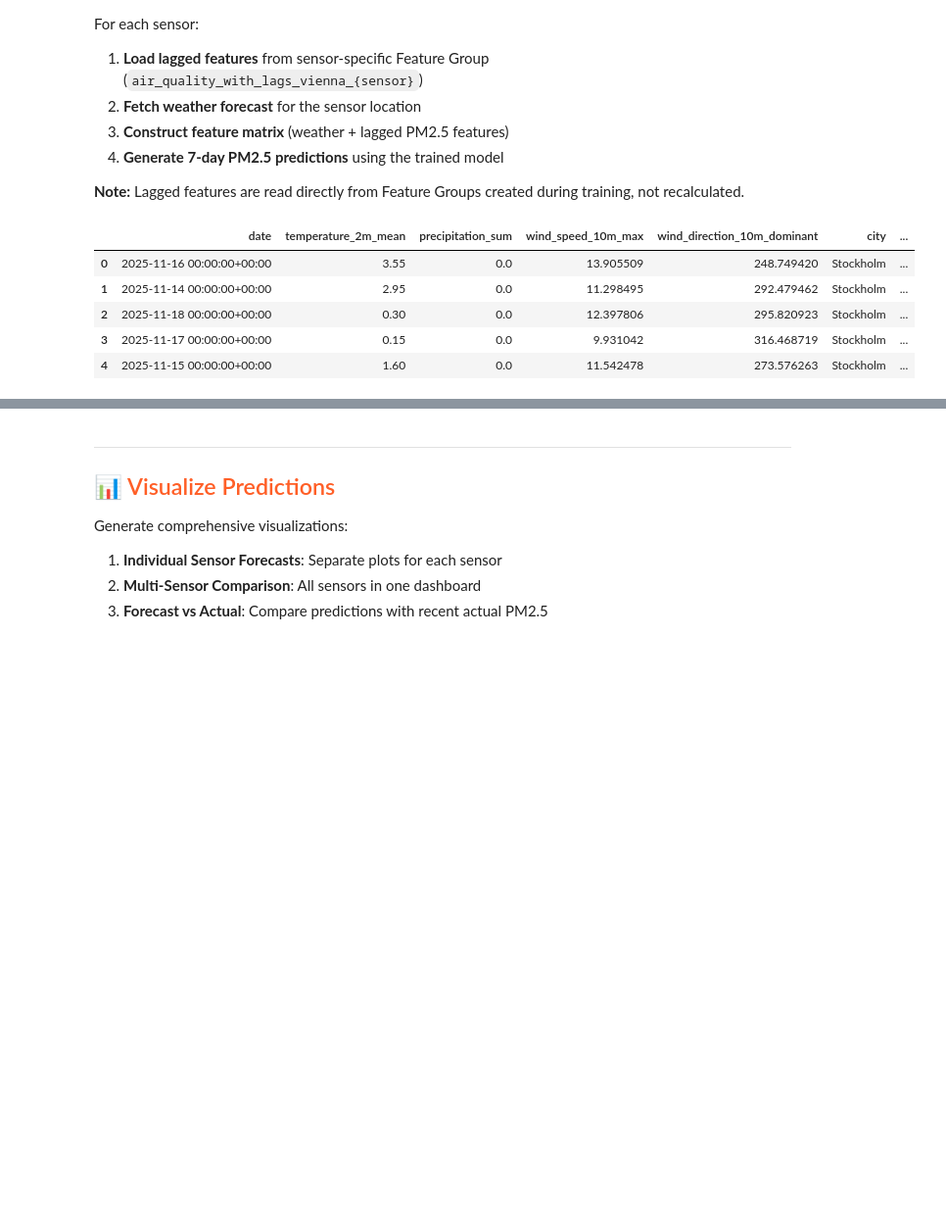
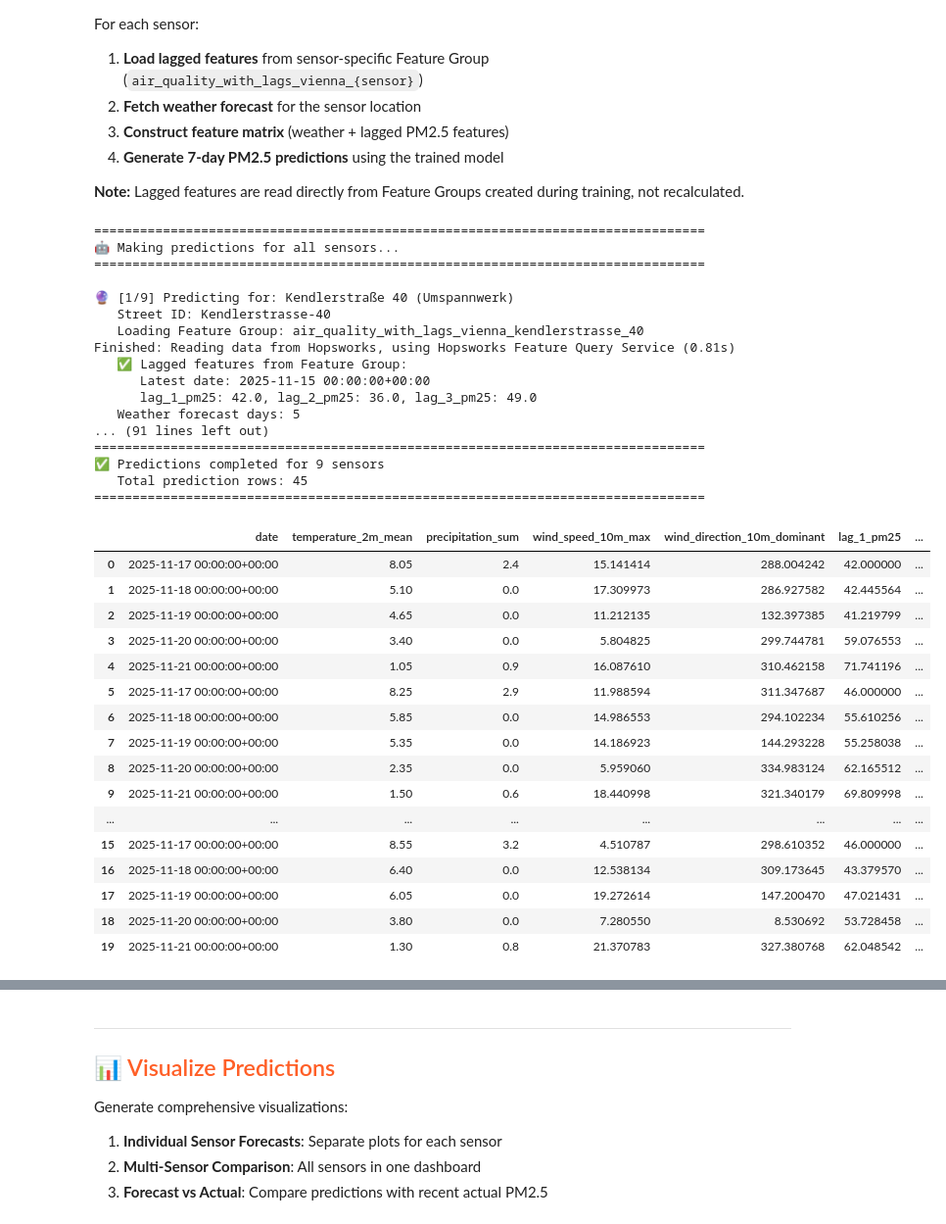
Before and after one commit to Jiananliu12138/Air_Quality_Prediction, a Jupyter notebook: notebooks/airquality/4_vienna_multi_sensor_inference.ipynb, the cells around one changed output, grey strips where cells are left out. Shown: that part at 98% size. Drawn from its saved outputs; the diff is of its cells as text; code cells hidden in the pictures; blank space fills up the shorter version.

```diff
--- a/notebooks/airquality/4_vienna_multi_sensor_inference.ipynb
+++ b/notebooks/airquality/4_vienna_multi_sensor_inference.ipynb
@@ -161,7 +163,7 @@ for i, sensor in enumerate(active_sensors, 1):
         # Retrieve model from Model Registry
         retrieved_model = mr.get_model(
             name=model_name,
-            version=1,
+            version=3,
         )
 
         # Get associated Feature View
@@ -342,11 +400,13 @@ for i, (sensor_street, model_data) in enumerate(sensor_models.items(), 1):
 
         print(f"   Weather forecast days: {len(sensor_weather)}")
 
-        # STEP 3: Construct feature matrix for prediction
-        # Features order: weather features + lagged features
+        # STEP 3 & 4: Recursive prediction with rolling lag features
+        # Predict day by day, updating lag features after each prediction
         features_list = []
+        predictions_list = []
 
-        for idx, row in sensor_weather.iterrows():
+        for day_idx, (idx, row) in enumerate(sensor_weather.iterrows()):
+            # Construct feature vector for current day
             feature_dict = {
                 'date': row['date'],
                 'temperature_2m_mean': row['temperature_2m_mean'],
@@ -359,50 +419,92 @@ for i, (sensor_street, model_data) in enumerate(sensor_models.items(), 1):
             }
             features_list.append(feature_dict)
 
+            # Make prediction for current day
+            # IMPORTANT: Feature order MUST match training: lag features first, then weather features
+            X_single = pd.DataFrame([feature_dict])
+            X_inference = X_single[['lag_1_pm25', 'lag_2_pm25', 'lag_3_pm25',
+                                     'temperature_2m_mean', 'precipitation_sum',
+                                     'wind_speed_10m_max', 'wind_direction_10m_dominant']]
+
+            prediction = model.predict(X_inference)[0]
+            predictions_list.append(prediction)
+
+            # Update lag features for next day (rolling window)
+            # Next day's lag_1 = today's prediction
+            # Next day's lag_2 = today's lag_1
+            # Next day's lag_3 = today's lag_2
+            lag_3_pm25 = lag_2_pm25
+            lag_2_pm25 = lag_1_pm25
+            lag_1_pm25 = prediction  # Use predicted value as next day's lag_1
+
+        # Convert to DataFrame
         features_df = pd.DataFrame(features_list)
-
-        # STEP 4: Make predictions
-        X_inference = features_df[['temperature_2m_mean', 'precipitation_sum', 'wind_speed_10m_max',
-                                     'wind_direction_10m_dominant', 'lag_1_pm25', 'lag_2_pm25', 'lag_3_pm25']]
-
-        predictions = model.predict(X_inference)
+        predictions = np.array(predictions_list)
 
         # Add predictions to dataframe
         features_df['predicted_pm25'] = predictions
         features_df['sensor_name'] = sensor_name
         features_df['street'] = sensor_street
         features_df['city'] = city
         features_df['country'] = country
 
         all_predictions.append(features_df)
 
         print(f"   ✅ Predictions generated: {len(predictions)} days")
         print(f"   Predicted PM2.5 range: {predictions.min():.1f} - {predictions.max():.1f}")
 
     except Exception as e:
         print(f"   ❌ Error making predictions: {str(e)}")
         import traceback
         traceback.print_exc()
         continue
 
 # Combine all predictions
 if len(all_predictions) > 0:
     predictions_df = pd.concat(all_predictions, ignore_index=True)
     print(f"\n{'='*80}")
     print(f"✅ Predictions completed for {len(all_predictions)} sensors")
     print(f"   Total prediction rows: {len(predictions_df)}")
     print(f"{'='*80}")
 else:
     print("\n❌ No predictions generated")
 
 predictions_df.head(20)
 # %% [output]
+================================================================================
+🤖 Making predictions for all sensors...
+================================================================================
+
+🔮 [1/9] Predicting for: Kendlerstraße 40 (Umspannwerk)
+   Street ID: Kendlerstrasse-40
+   Loading Feature Group: air_quality_with_lags_vienna_kendlerstrasse_40
+Finished: Reading data from Hopsworks, using Hopsworks Feature Query Service (0.81s)
+   ✅ Lagged features from Feature Group:
+      Latest date: 2025-11-15 00:00:00+00:00
+      lag_1_pm25: 42.0, lag_2_pm25: 36.0, lag_3_pm25: 49.0
+   Weather forecast days: 5
+... (91 lines left out)
+================================================================================
+✅ Predictions completed for 9 sensors
+   Total prediction rows: 45
+================================================================================
-|  | date | temperature_2m_mean | precipitation_sum | wind_speed_10m_max | wind_direction_10m_dominant | city | ... |
-| 0 | 2025-11-16 00:00:00+00:00 | 3.55 | 0.0 | 13.905509 | 248.749420 | Stockholm | ... |
-| 1 | 2025-11-14 00:00:00+00:00 | 2.95 | 0.0 | 11.298495 | 292.479462 | Stockholm | ... |
-| 2 | 2025-11-18 00:00:00+00:00 | 0.30 | 0.0 | 12.397806 | 295.820923 | Stockholm | ... |
-| 3 | 2025-11-17 00:00:00+00:00 | 0.15 | 0.0 | 9.931042 | 316.468719 | Stockholm | ... |
-| 4 | 2025-11-15 00:00:00+00:00 | 1.60 | 0.0 | 11.542478 | 273.576263 | Stockholm | ... |
+|  | date | temperature_2m_mean | precipitation_sum | wind_speed_10m_max | wind_direction_10m_dominant | lag_1_pm25 | ... |
+| 0 | 2025-11-17 00:00:00+00:00 | 8.05 | 2.4 | 15.141414 | 288.004242 | 42.000000 | ... |
+| 1 | 2025-11-18 00:00:00+00:00 | 5.10 | 0.0 | 17.309973 | 286.927582 | 42.445564 | ... |
+| 2 | 2025-11-19 00:00:00+00:00 | 4.65 | 0.0 | 11.212135 | 132.397385 | 41.219799 | ... |
+| 3 | 2025-11-20 00:00:00+00:00 | 3.40 | 0.0 | 5.804825 | 299.744781 | 59.076553 | ... |
+| 4 | 2025-11-21 00:00:00+00:00 | 1.05 | 0.9 | 16.087610 | 310.462158 | 71.741196 | ... |
+| 5 | 2025-11-17 00:00:00+00:00 | 8.25 | 2.9 | 11.988594 | 311.347687 | 46.000000 | ... |
+| 6 | 2025-11-18 00:00:00+00:00 | 5.85 | 0.0 | 14.986553 | 294.102234 | 55.610256 | ... |
+| 7 | 2025-11-19 00:00:00+00:00 | 5.35 | 0.0 | 14.186923 | 144.293228 | 55.258038 | ... |
+| 8 | 2025-11-20 00:00:00+00:00 | 2.35 | 0.0 | 5.959060 | 334.983124 | 62.165512 | ... |
+| 9 | 2025-11-21 00:00:00+00:00 | 1.50 | 0.6 | 18.440998 | 321.340179 | 69.809998 | ... |
+| ... | ... | ... | ... | ... | ... | ... | ... |
+| 15 | 2025-11-17 00:00:00+00:00 | 8.55 | 3.2 | 4.510787 | 298.610352 | 46.000000 | ... |
+| 16 | 2025-11-18 00:00:00+00:00 | 6.40 | 0.0 | 12.538134 | 309.173645 | 43.379570 | ... |
+| 17 | 2025-11-19 00:00:00+00:00 | 6.05 | 0.0 | 19.272614 | 147.200470 | 47.021431 | ... |
+| 18 | 2025-11-20 00:00:00+00:00 | 3.80 | 0.0 | 7.280550 | 8.530692 | 53.728458 | ... |
+| 19 | 2025-11-21 00:00:00+00:00 | 1.30 | 0.8 | 21.370783 | 327.380768 | 62.048542 | ... |
 # %%
 # Summary of predictions by sensor
 print("📊 Predictions Summary by Sensor:")
```
Also changed, not shown: parts of 16 cells of this notebook, 40 other files.
